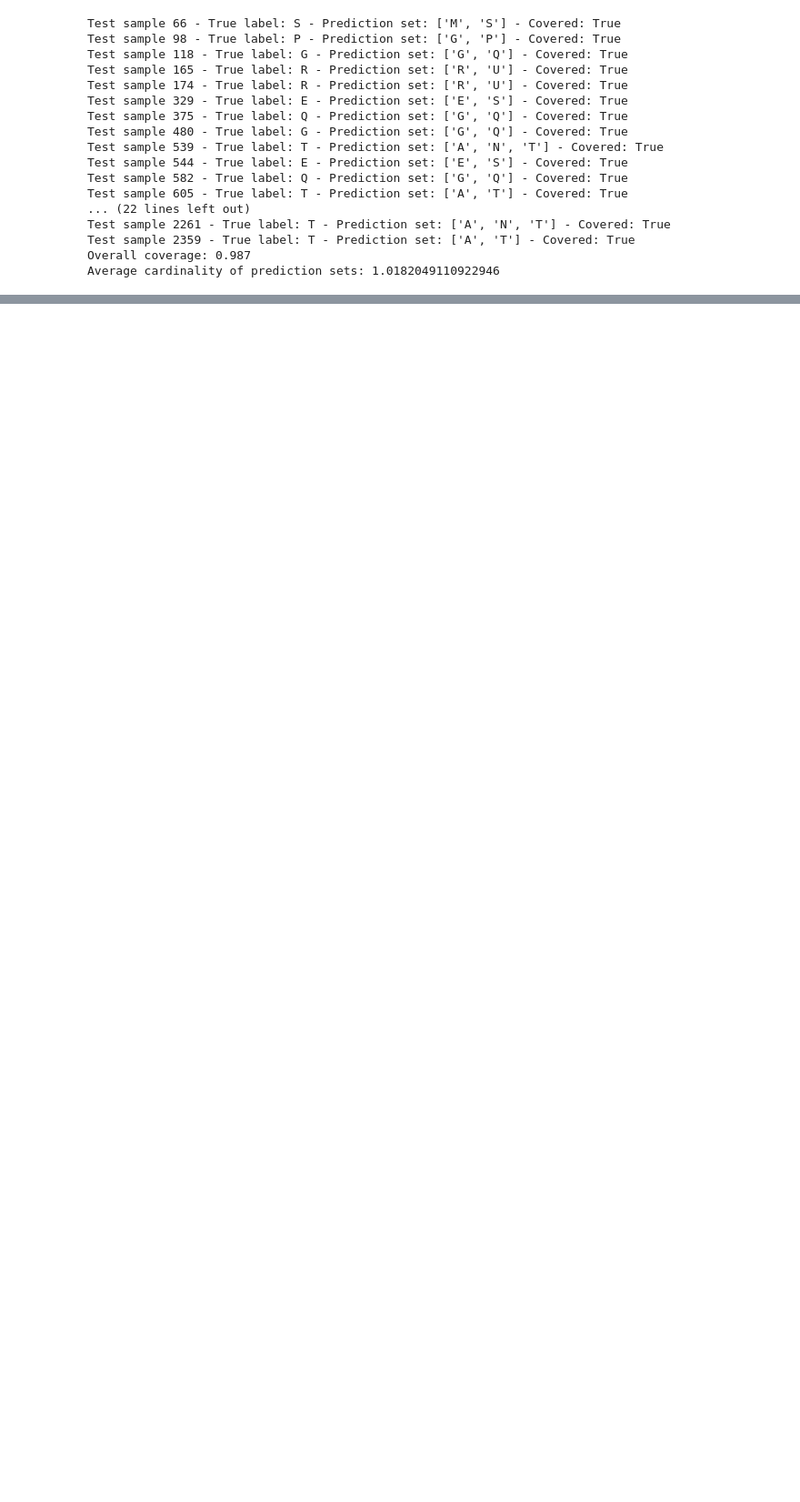
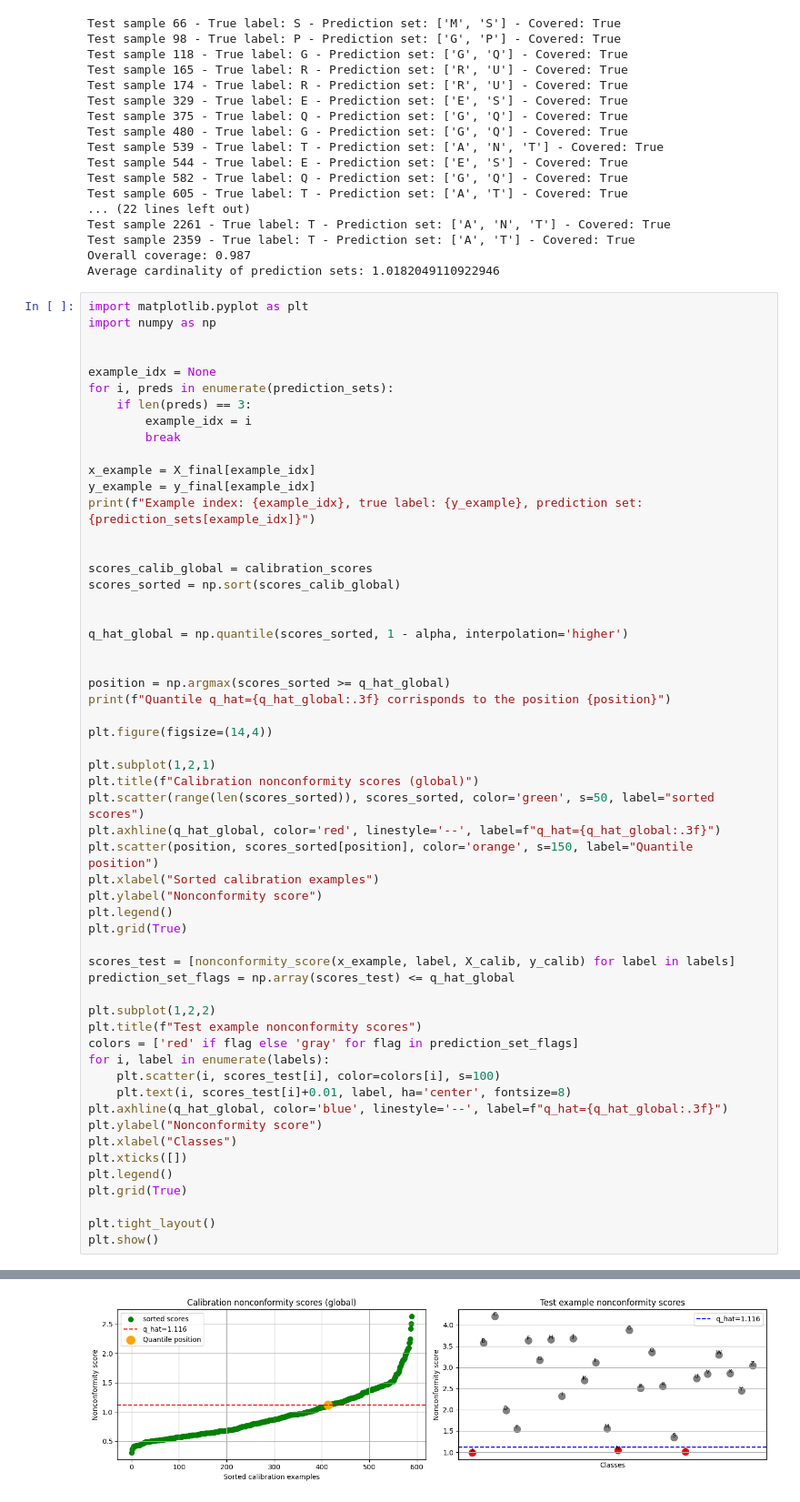
Before and after one commit to alezgit/repo_progetto, a Jupyter notebook: k-NN-MediaPipe/Mediapipe_new_test.ipynb, the cells around one changed output, grey strips where cells are left out. Shown at 91% size. Saved outputs shown, nothing was run; the diff lists cells and outputs as text; blank space fills up the shorter version.

```diff
--- a/k-NN-MediaPipe/Mediapipe_new_test.ipynb
+++ b/k-NN-MediaPipe/Mediapipe_new_test.ipynb
@@ -283,3 +344,60 @@ Test sample 2261 - True label: T - Prediction set: ['A', 'N', 'T'] - Covered: Tr
 Test sample 2359 - True label: T - Prediction set: ['A', 'T'] - Covered: True
 Overall coverage: 0.987
 Average cardinality of prediction sets: 1.0182049110922946
+# %%
+import matplotlib.pyplot as plt
+import numpy as np
+
+
+example_idx = None
+for i, preds in enumerate(prediction_sets):
+    if len(preds) == 3:
+        example_idx = i
+        break
+
+x_example = X_final[example_idx]
+y_example = y_final[example_idx]
+print(f"Example index: {example_idx}, true label: {y_example}, prediction set: {prediction_sets[example_idx]}")
+
+
+scores_calib_global = calibration_scores
+scores_sorted = np.sort(scores_calib_global)
+
+
+q_hat_global = np.quantile(scores_sorted, 1 - alpha, interpolation='higher')
+
+
+position = np.argmax(scores_sorted >= q_hat_global)
+print(f"Quantile q_hat={q_hat_global:.3f} corrisponds to the position {position}")
+
+plt.figure(figsize=(14,4))
+
+plt.subplot(1,2,1)
+plt.title(f"Calibration nonconformity scores (global)")
+plt.scatter(range(len(scores_sorted)), scores_sorted, color='green', s=50, label="sorted scores")
+plt.axhline(q_hat_global, color='red', linestyle='--', label=f"q_hat={q_hat_global:.3f}")
+plt.scatter(position, scores_sorted[position], color='orange', s=150, label="Quantile position")
+plt.xlabel("Sorted calibration examples")
+plt.ylabel("Nonconformity score")
+plt.legend()
+plt.grid(True)
+
+scores_test = [nonconformity_score(x_example, label, X_calib, y_calib) for label in labels]
+prediction_set_flags = np.array(scores_test) <= q_hat_global
+
+plt.subplot(1,2,2)
+plt.title(f"Test example nonconformity scores")
+colors = ['red' if flag else 'gray' for flag in prediction_set_flags]
+for i, label in enumerate(labels):
+    plt.scatter(i, scores_test[i], color=colors[i], s=100)
+    plt.text(i, scores_test[i]+0.01, label, ha='center', fontsize=8)
+plt.axhline(q_hat_global, color='blue', linestyle='--', label=f"q_hat={q_hat_global:.3f}")
+plt.ylabel("Nonconformity score")
+plt.xlabel("Classes")
+plt.xticks([])
+plt.legend()
+plt.grid(True)
+
+plt.tight_layout()
+plt.show()
+# %% [output]
@@ -285,0 +406 @@ Average cardinality of prediction sets: 1.0182049110922946
+[figure, added]
```
Also changed, not shown: parts of 2 cells of this notebook.
